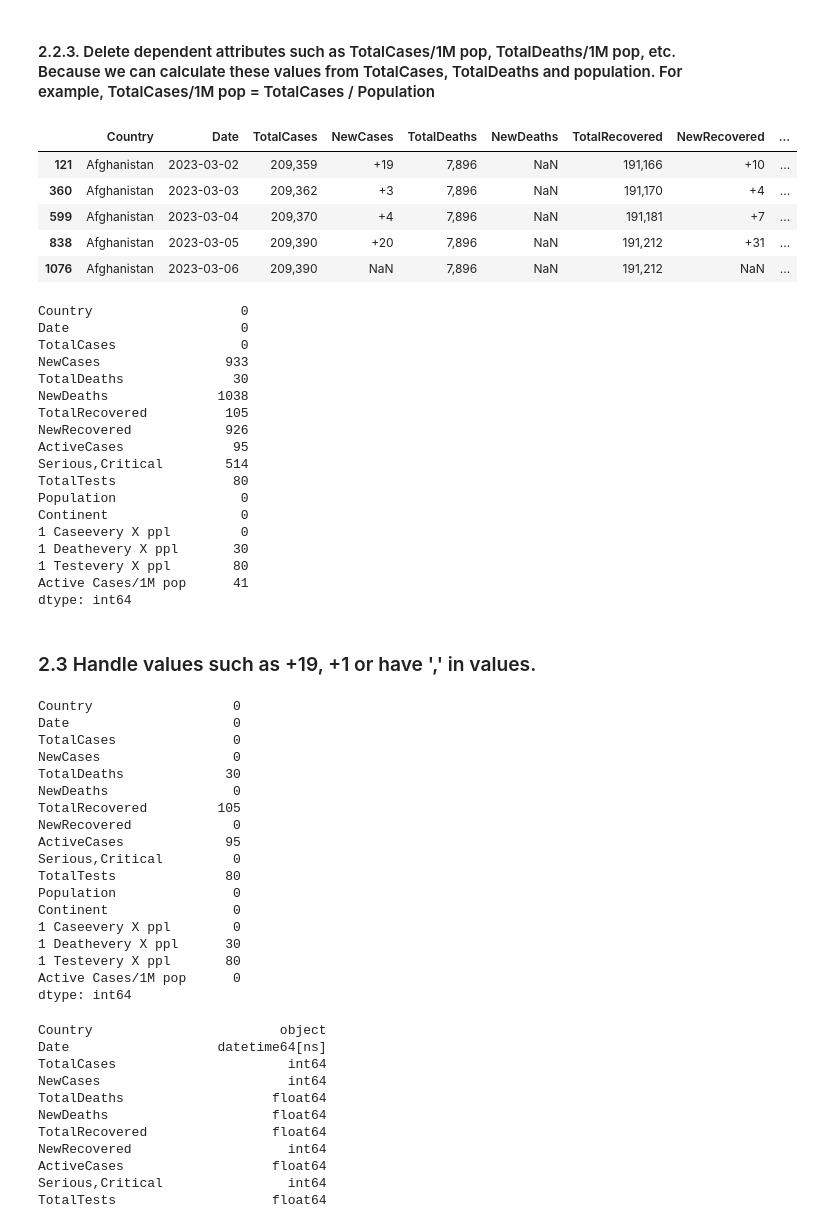
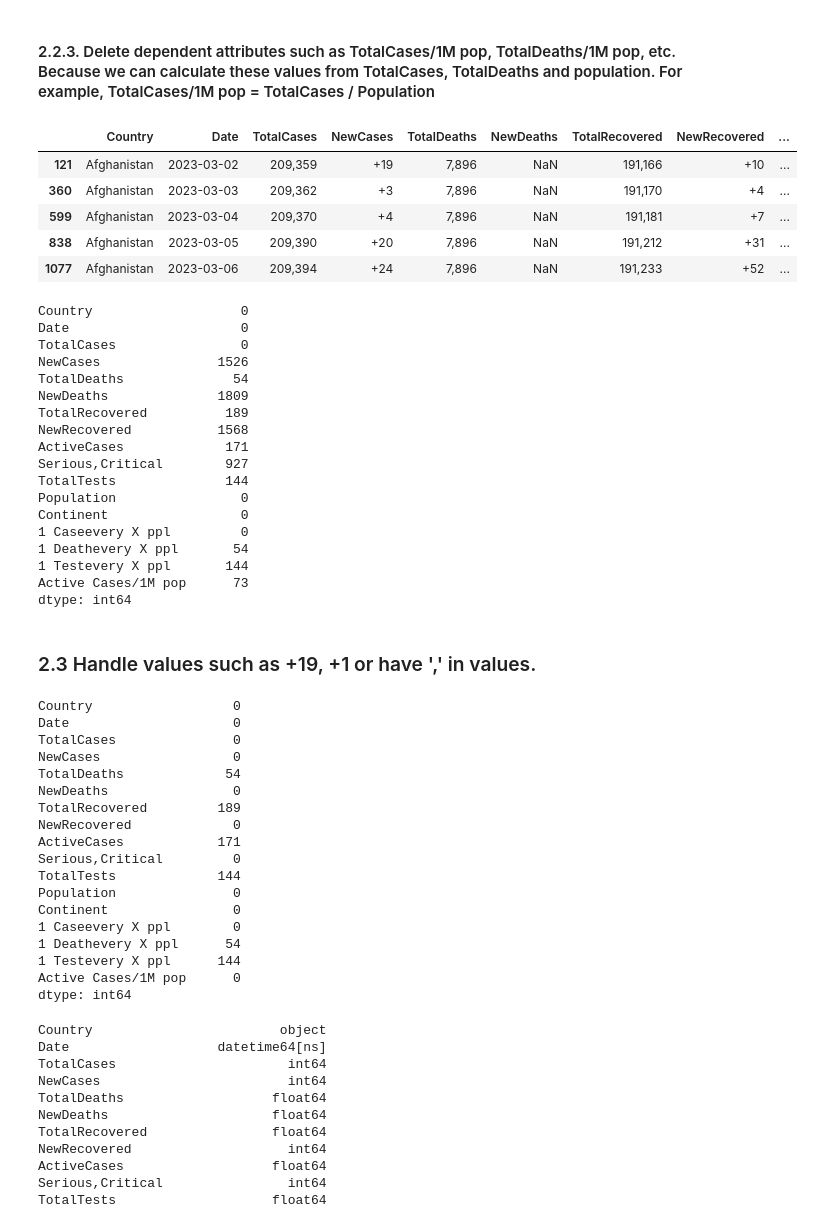
Before and after one commit to nnaaaa/Lab-DataVisualize, a Jupyter notebook: preprocess.ipynb, the cells around one changed output. Drawn from its saved outputs; the diff is of its cells as text; code cells hidden in the pictures.

```diff
--- a/preprocess.ipynb
+++ b/preprocess.ipynb
@@ -29,6 +29,10 @@ df2 = pd.read_csv('./data/covid_3_3_2023.csv')
 df3 = pd.read_csv('./data/covid_3_4_2023.csv')
 df4 = pd.read_csv('./data/covid_3_5_2023.csv')
 df5 = pd.read_csv('./data/covid_3_6_2023.csv')
+df6 = pd.read_csv('./data/covid_3_7_2023.csv')
+df7 = pd.read_csv('./data/covid_3_8_2023.csv')
+df8 = pd.read_csv('./data/covid_3_9_2023.csv')
+df9 = pd.read_csv('./data/covid_3_10_2023.csv')
 # %%
 # Add Date column
 def add_date(df, date):
@@ -44,9 +48,13 @@ df2 = add_date(df2, '2023-03-03')
 df3 = add_date(df3, '2023-03-04')
 df4 = add_date(df4, '2023-03-05')
 df5 = add_date(df5, '2023-03-06')
+df6 = add_date(df6, '2023-03-07')
+df7 = add_date(df7, '2023-03-08')
+df8 = add_date(df8, '2023-03-09')
+df9 = add_date(df9, '2023-03-10')
 # %%
 # Concatenate all dataframes
-new_df = pd.concat([df1, df2, df3, df4, df5], axis=0, ignore_index=True)
+new_df = pd.concat([df1, df2, df3, df4, df5, df6, df7, df8, df9], axis=0, ignore_index=True)
 
 # Sort rows by country name and date
 new_df = new_df.sort_values(by=['Country,Other', 'Date'])
@@ -246,35 +274,35 @@ new_df = new_df[~new_df['Population'].isnull()]
 # %% [markdown]
 #### 2.2.3. Delete dependent attributes such as TotalCases/1M pop, TotalDeaths/1M pop, etc. Because we can calculate these values from TotalCases, TotalDeaths and population. For example, TotalCases/1M pop = TotalCases / Population
 # %%
-new_df = new_df.drop(columns=['TotalCases/1M pop', 'Tests/1M pop', 'Deaths/1M pop', 'New Cases/1M pop', 'New Deaths/1M pop'])
+new_df = new_df.drop(columns=['TotalCases/1M pop', 'Tests/\n1M pop', 'Deaths/1M pop', 'New Cases/1M pop', 'New Deaths/1M pop'])
 new_df.head(5)
 # %% [output]
 |  | Country | Date | TotalCases | NewCases | TotalDeaths | NewDeaths | TotalRecovered | NewRecovered | ... |
 | 121 | Afghanistan | 2023-03-02 | 209,359 | +19 | 7,896 | NaN | 191,166 | +10 | ... |
 | 360 | Afghanistan | 2023-03-03 | 209,362 | +3 | 7,896 | NaN | 191,170 | +4 | ... |
 | 599 | Afghanistan | 2023-03-04 | 209,370 | +4 | 7,896 | NaN | 191,181 | +7 | ... |
 | 838 | Afghanistan | 2023-03-05 | 209,390 | +20 | 7,896 | NaN | 191,212 | +31 | ... |
-| 1076 | Afghanistan | 2023-03-06 | 209,390 | NaN | 7,896 | NaN | 191,212 | NaN | ... |
+| 1077 | Afghanistan | 2023-03-06 | 209,394 | +24 | 7,896 | NaN | 191,233 | +52 | ... |
 # %%
 new_df.isnull().sum()
 # %% [output]
 Country                   0
 Date                      0
 TotalCases                0
-NewCases                933
-TotalDeaths              30
-NewDeaths              1038
-TotalRecovered          105
-NewRecovered            926
-ActiveCases              95
-Serious,Critical        514
-TotalTests               80
+NewCases               1526
+TotalDeaths              54
+NewDeaths              1809
+TotalRecovered          189
+NewRecovered           1568
+ActiveCases             171
+Serious,Critical        927
+TotalTests              144
 Population                0
 Continent                 0
 1 Caseevery X ppl         0
-1 Deathevery X ppl       30
-1 Testevery X ppl        80
-Active Cases/1M pop      41
+1 Deathevery X ppl       54
+1 Testevery X ppl       144
+Active Cases/1M pop      73
 dtype: int64
 # %% [markdown]
 ### 2.3 Handle values such as +19, +1 or have ',' in values.
@@ -299,18 +327,18 @@ Country                  0
 Date                     0
 TotalCases               0
 NewCases                 0
-TotalDeaths             30
+TotalDeaths             54
 NewDeaths                0
-TotalRecovered         105
+TotalRecovered         189
 NewRecovered             0
-ActiveCases             95
+ActiveCases            171
 Serious,Critical         0
-TotalTests              80
+TotalTests             144
 Population               0
 Continent                0
 1 Caseevery X ppl        0
-1 Deathevery X ppl      30
-1 Testevery X ppl       80
+1 Deathevery X ppl      54
+1 Testevery X ppl      144
 Active Cases/1M pop      0
 dtype: int64
 # %%
```
Also changed, not shown: parts of 12 cells of this notebook, 3 other files.
